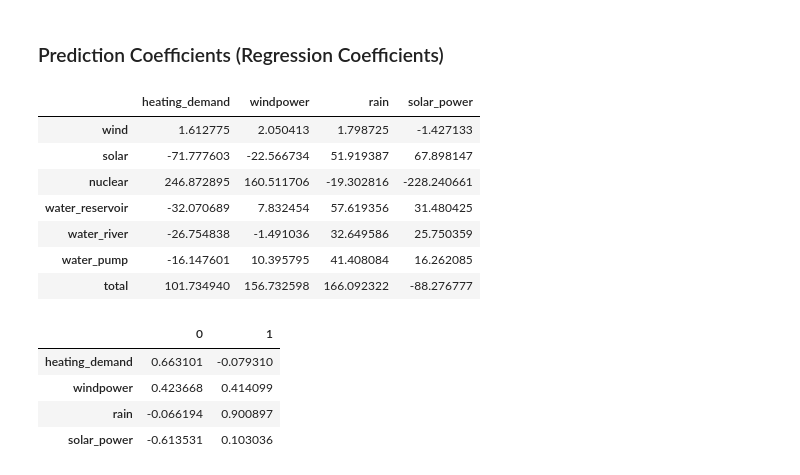
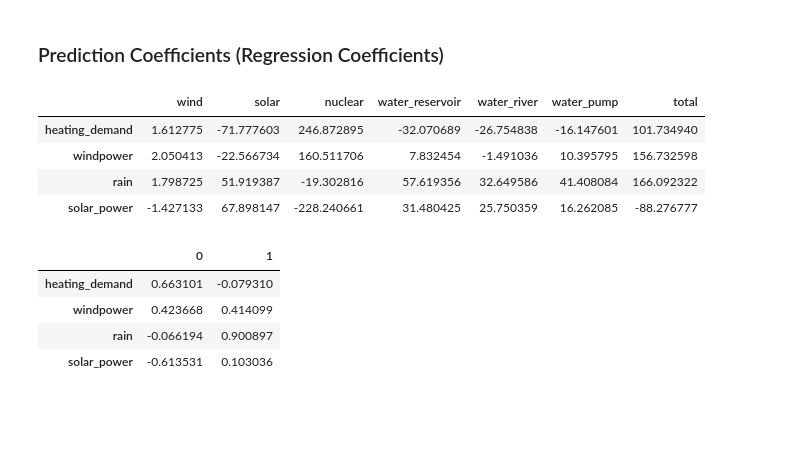
Before and after one commit to danielakomenda/scientific_programming_project, a Jupyter notebook: notebooks/Other_Code/Create Model.ipynb, the cells around one changed output. Cells and saved outputs as stored; diff of their text form; code cells hidden in the pictures; blank space fills up the shorter version.

```diff
--- a/notebooks/Other_Code/Create Model.ipynb
+++ b/notebooks/Other_Code/Create Model.ipynb
@@ -249,18 +247,15 @@ pls2 = pls2.fit(
 # %%
 pd.DataFrame(
     data = pls2.coef_,
     index = input_features_weekly.columns,
     columns = target_features_weekly.columns,
-).T
+)
 # %% [output]
-|  | heating_demand | windpower | rain | solar_power |
-| wind | 1.612775 | 2.050413 | 1.798725 | -1.427133 |
-| solar | -71.777603 | -22.566734 | 51.919387 | 67.898147 |
-| nuclear | 246.872895 | 160.511706 | -19.302816 | -228.240661 |
-| water_reservoir | -32.070689 | 7.832454 | 57.619356 | 31.480425 |
-| water_river | -26.754838 | -1.491036 | 32.649586 | 25.750359 |
-| water_pump | -16.147601 | 10.395795 | 41.408084 | 16.262085 |
-| total | 101.734940 | 156.732598 | 166.092322 | -88.276777 |
+|  | wind | solar | nuclear | water_reservoir | water_river | water_pump | total |
+| heating_demand | 1.612775 | -71.777603 | 246.872895 | -32.070689 | -26.754838 | -16.147601 | 101.734940 |
+| windpower | 2.050413 | -22.566734 | 160.511706 | 7.832454 | -1.491036 | 10.395795 | 156.732598 |
+| rain | 1.798725 | 51.919387 | -19.302816 | 57.619356 | 32.649586 | 41.408084 | 166.092322 |
+| solar_power | -1.427133 | 67.898147 | -228.240661 | 31.480425 | 25.750359 | 16.262085 | -88.276777 |
 # %%
 pd.DataFrame(index=input_features_weekly.columns, data=pls2.x_weights_)
 # %% [output]
```
Also changed, not shown: parts of 12 cells of this notebook, 20 other files.
